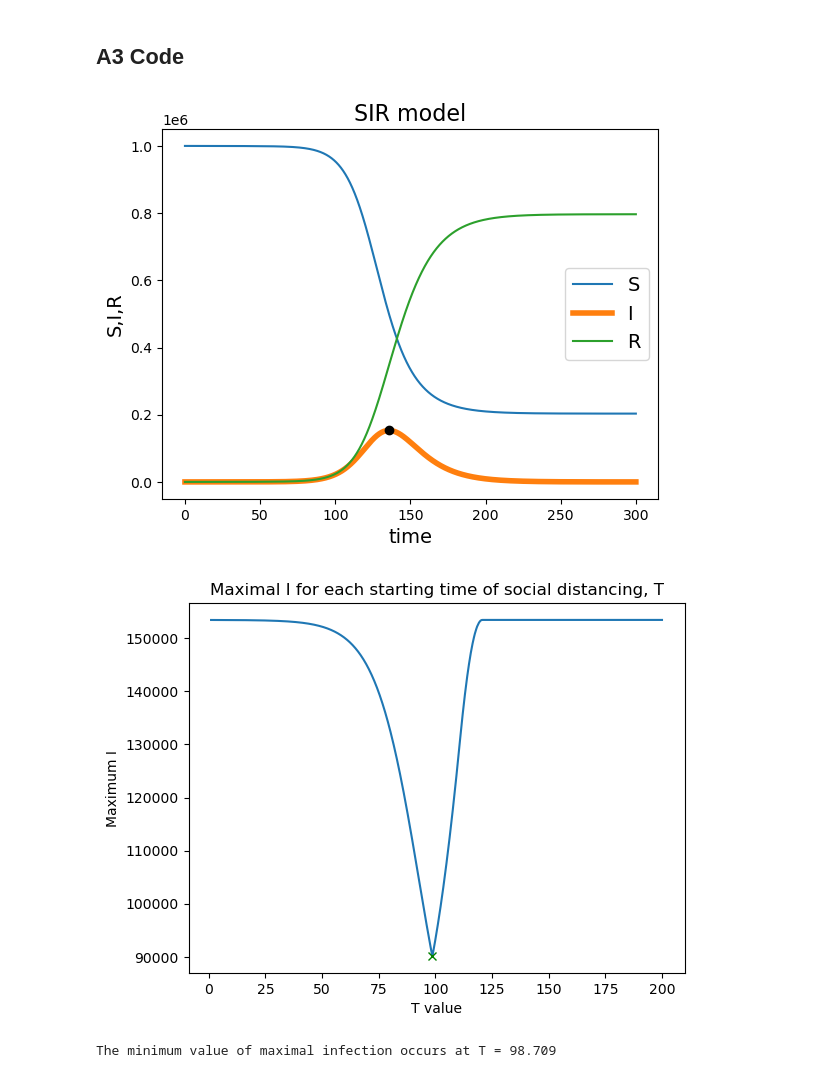
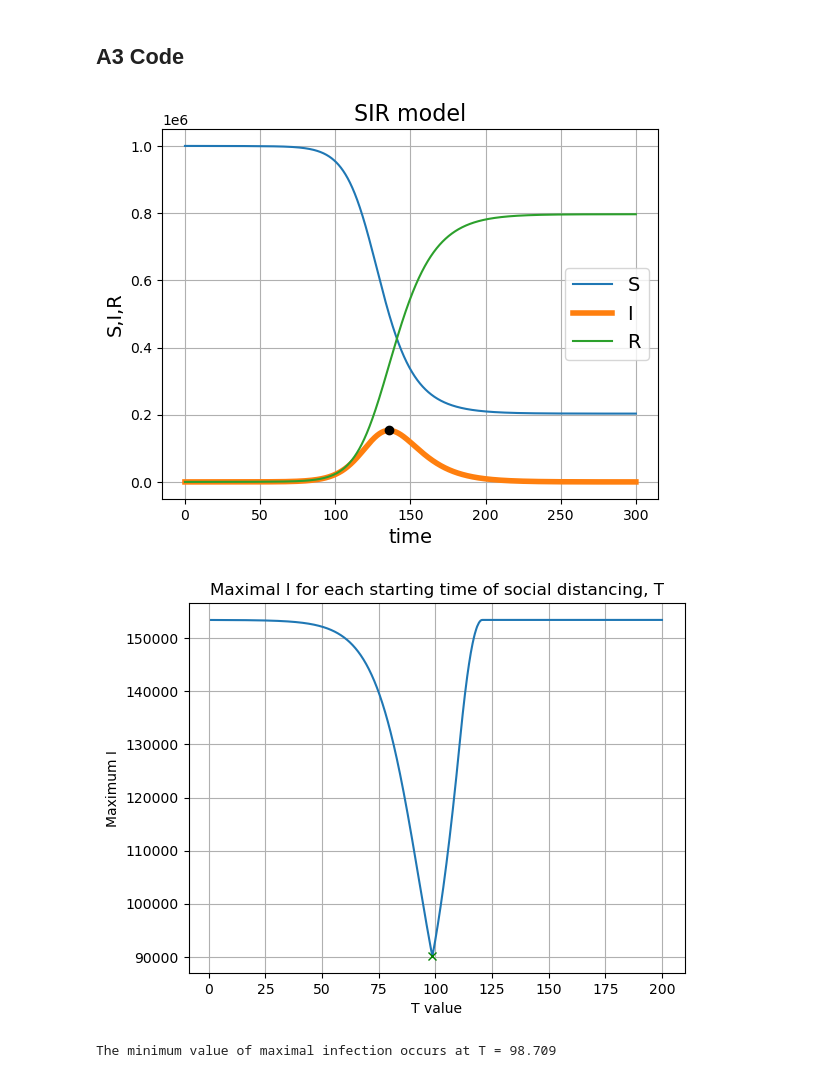
Before and after one commit to 17reid/MA124_epidemiology, a Jupyter notebook: Epidemiology_1_Code.ipynb, the cells around one changed output. Drawn from its saved outputs; the diff is of its cells as text; code cells hidden in the pictures.

```diff
--- a/Epidemiology_1_Code.ipynb
+++ b/Epidemiology_1_Code.ipynb
@@ -342,7 +342,7 @@ S = y_sol[:,0]
 I = y_sol[:,1]
 R = y_sol[:,2]
 # %%
-# --- Plot various interesting things --- #
+# --- Plot various things --- #
 # get maximum I and the other corresponding values
 max_I_index = I.argmax(axis=0)
 max_I = I[max_I_index]
@@ -355,12 +355,13 @@ plt.plot(t, I, lw = 4, label = "I")
 plt.plot(t, R, label = "R")
 plt.plot(max_I_time,max_I,"ko")
 
-# labels etc
+# labels, legend etc
 plt.xlabel("time", fontsize = 14)
 plt.ylabel("S,I,R", fontsize = 14)
 plt.title("SIR model", fontsize = 16)
 plt.legend(fontsize = 14)
+plt.grid()
 plt.show()
 # %% [output]
-[figure, old version]
+[figure, new version]
 # %%
@@ -379,22 +382,25 @@ def get_max_I_vary_T(T,mu=0.1):
     out = (odeint(SIR,y0,t,args=(mu,T)))
     return max(out[:,1]) # The values of I are stored in out[:,1]
 # %%
+# Plot a graph of behaviour of the max I for different social distancing periods
 Nsteps = 1000
 T_values = np.linspace(1,200,Nsteps+1)
 max_I_vals = np.zeros(Nsteps+1)
 for i in range(0,len(T_values)):
     max_I_vals[i] = get_max_I_vary_T(T_values[i])
 
 min_I_index = max_I_vals.argmin(axis=0)
 
 plt.plot(T_values,max_I_vals)
 plt.plot(T_values[min_I_index],max_I_vals[min_I_index],"gx")
 plt.title("Maximal I for each starting time of social distancing, T")
 plt.xlabel("T value")
 plt.ylabel("Maximum I")
+plt.grid()
 plt.show()
 
+# Print the part where the curve is flattened the most
 print(f"The minimum value of maximal infection occurs at T = {T_values[min_I_index]}")
 # %% [output]
-[figure, old version]
+[figure, new version]
 The minimum value of maximal infection occurs at T = 98.709
```
Also changed, not shown: parts of 1 cell of this notebook.
